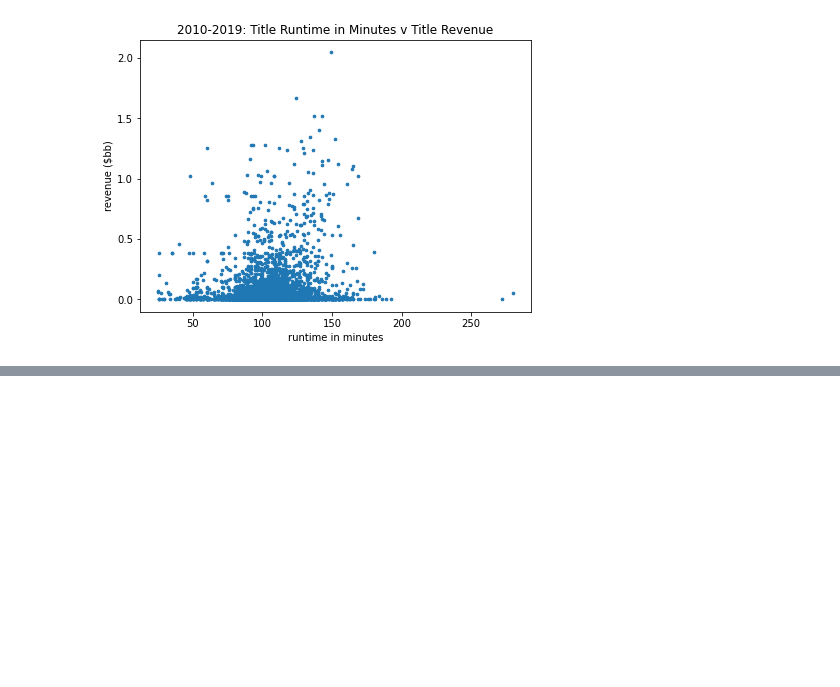
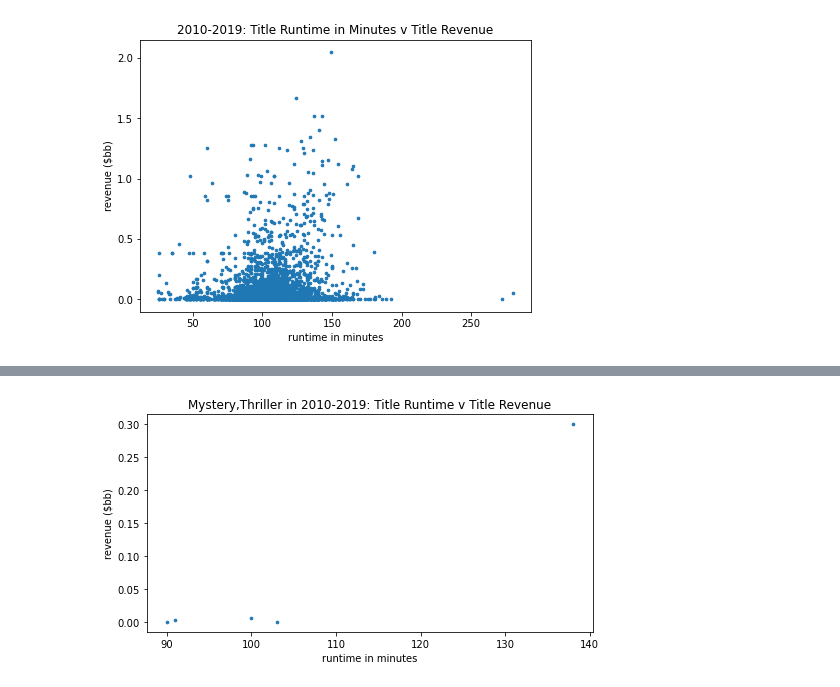
Before and after one commit to ds2012-flatiron/dsc-phase-1-project, a Jupyter notebook: eda_notebook.ipynb, the cells around one changed output, grey strips where cells are left out. Cells and saved outputs as stored; diff of their text form; code cells hidden in the pictures; blank space fills up the shorter version.

```diff
--- a/eda_notebook.ipynb
+++ b/eda_notebook.ipynb
@@ -336,0 +347,5 @@ dataviz.scatterplot_title_runtime_and_revenue(config)
+# %%
+importlib.reload(dataviz)
+dataviz.scatterplot_title_runtime_and_revenue_bygenre(config,'Mystery,Thriller')
+# %% [output]
+[figure, added]
```
Also changed, not shown: parts of 7 cells of this notebook, 4 other files.
